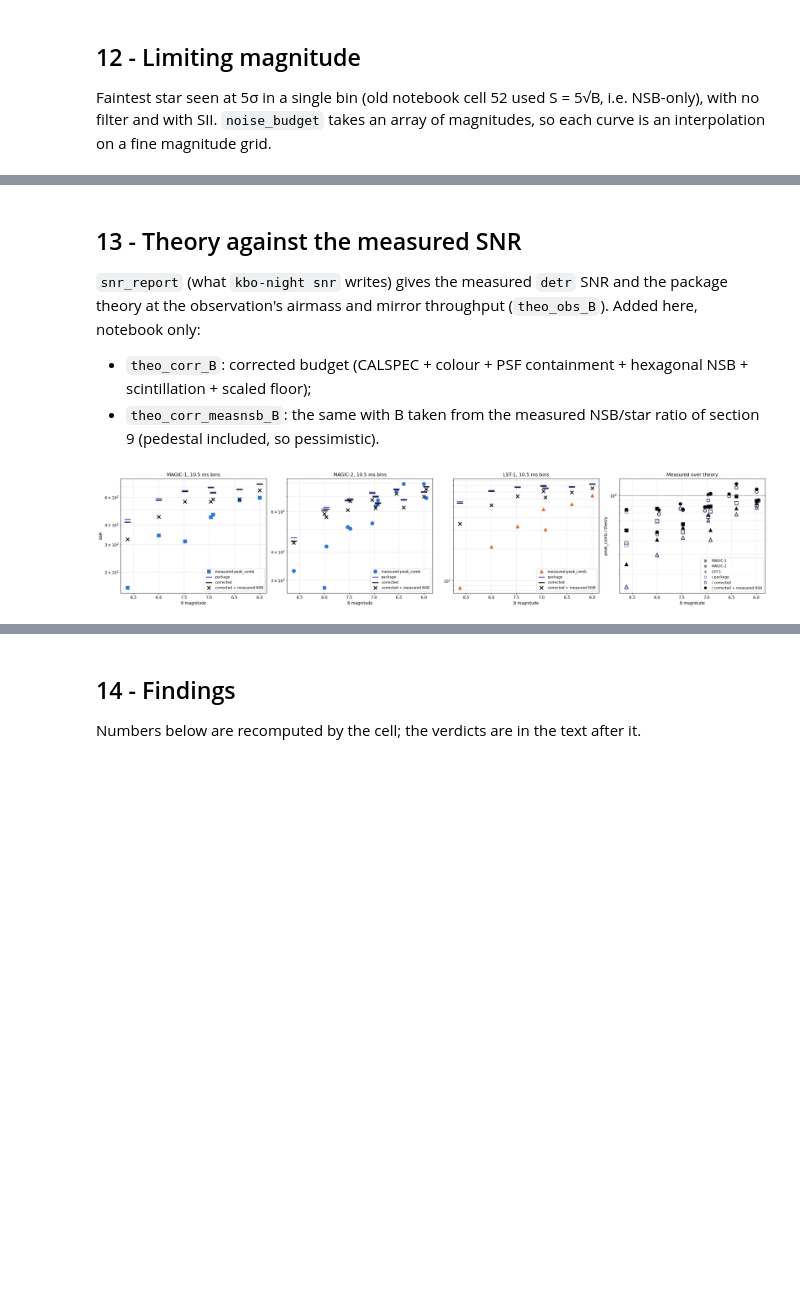
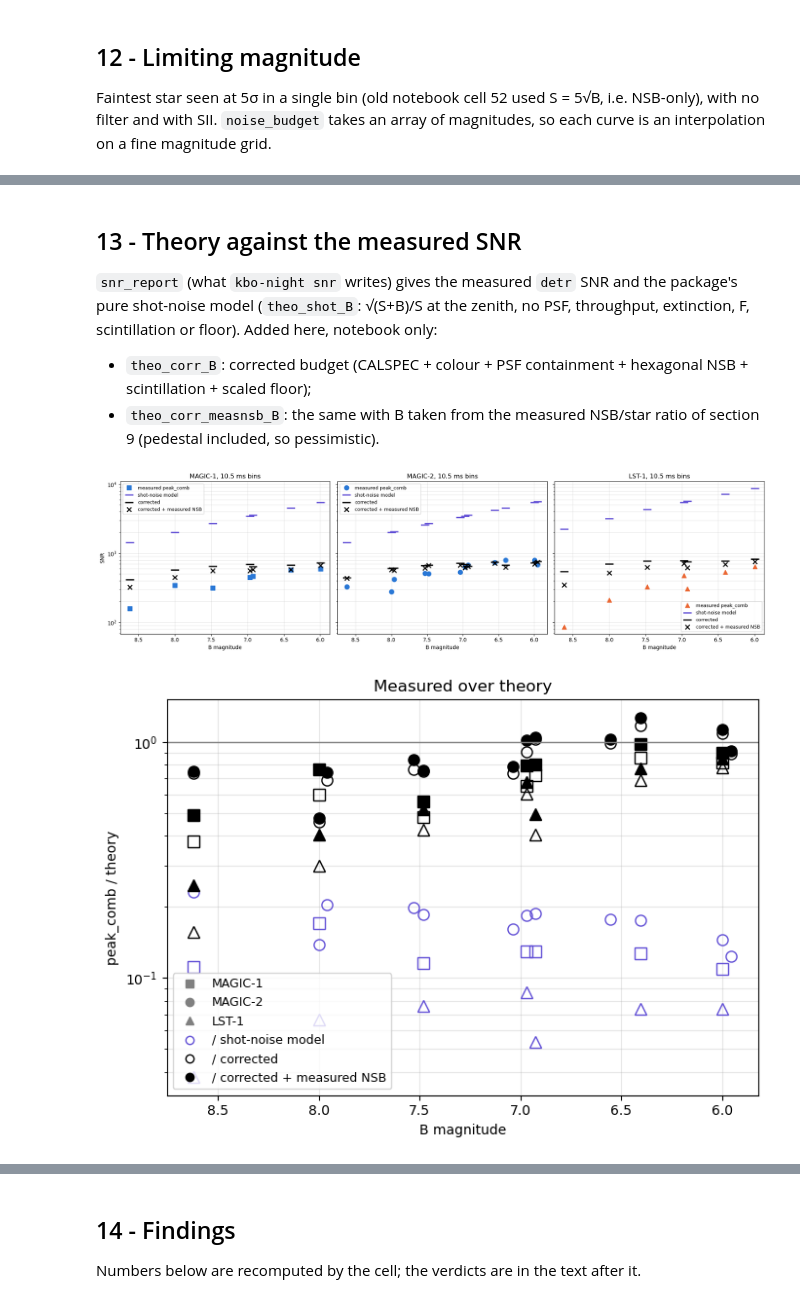
Before and after one commit to eliadse/kbo-occultation, a Jupyter notebook: notebooks/snr_theo_study.ipynb, the cells around one changed output, grey strips where cells are left out. Saved outputs shown, nothing was run; the diff lists cells and outputs as text; code cells hidden in the pictures; blank space fills up the shorter version.

```diff
--- a/notebooks/snr_theo_study.ipynb
+++ b/notebooks/snr_theo_study.ipynb
@@ -892,8 +896,6 @@ print("radiometer k = Nyquist / bandwidth = %.2f (b_v = %.0f MHz)" % (250e6 / fl
 fig, axes = tel_axes(sharey=True)
 for ax, (t, i) in zip(axes, INSTR.items()):
     D = aperture_m(i)
-    pkg = np.array([package_budget(i, REF_MAG, tb * u.ms)["sigma_scint"] for tb in BIN_MS])
-    ax.plot(BIN_MS, pkg, color=STEP_COLORS[0], lw=2, label="package (D in cm)")
     ax.plot(BIN_MS, scint_long(D, BIN_MS * 1e-3, 1, i.site_altitude_m), color=STEP_COLORS[1], lw=2, ls="--",
             label="Osborn eq. 7, D in m (long exposure)")
     ax.plot(BIN_MS, scint_short(D, 1, i.site_altitude_m) + 0 * BIN_MS, color=STEP_COLORS[2], lw=2, ls=":",
@@ -916,15 +918,12 @@ is the old notebook's √(S+B)/S (cells 55–57).
 TERMS = ["shot", "scint", "floor", "total"]
 fig, axes = tel_axes(sharey=True)
 for ax, (t, i) in zip(axes, INSTR.items()):
-    pkg = [package_budget(i, REF_MAG, tb * u.ms) for tb in BIN_MS]
     cor = [corrected_budget(i, REF_MAG, tb * u.ms) for tb in BIN_MS]
     for term, c in zip(TERMS, STEP_COLORS):
         key = f"sigma_{term}"
-        ax.plot(BIN_MS, [p[key] for p in pkg], color=c if term != "total" else "k", lw=2.5 if term == "total" else 2, label=f"{term}")
-        ax.plot(BIN_MS, [p[key] for p in cor], color=c if term != "total" else "k", lw=2.5 if term == "total" else 2, ls="--")
-    shot_only = [np.sqrt(p["star_photons"] + p["nsb_photons"]) / p["star_photons"] for p in pkg]
-    ax.plot(BIN_MS, shot_only, color="grey", ls=":", lw=2, label="old notebook √(S+B)/S")
-    ax.plot([], [], color="grey", lw=2, label="package"); ax.plot([], [], color="grey", lw=2, ls="--", label="corrected")
+        ax.plot(BIN_MS, [p[key] for p in cor], color=c if term != "total" else "k", lw=2.5 if term == "total" else 2, label=f"{term}")
+    shot_only = [shot_budget(i, REF_MAG, tb * u.ms)["sigma_total"] for tb in BIN_MS]
+    ax.plot(BIN_MS, shot_only, color="grey", ls=":", lw=2, label="shot-noise model √(S+B)/S")
     ax.set(xscale="log", yscale="log", ylim=(1e-5, 1), xlabel="Bin time [ms]", title=f"{t}: noise terms, B = {REF_MAG:g}, zenith")
     ax.grid(alpha=0.3, which="both"); ax.legend(fontsize=9, ncol=2)
 axes[0].set_ylabel("σ (fraction of the star flux)")
@@ -953,10 +952,8 @@ fig, axes = plt.subplots(1, 3, figsize=(19, 6), sharey=True)
 for ax, tb in zip(axes, [5 * u.ms, 10 * u.ms, 100 * u.ms]):
     for t, i in INSTR.items():
         c = TEL_COLORS[t]
-        ax.plot(MAG_GRID, package_budget(i, MAG_GRID, tb)["sigma_total"], color=c, lw=2, label=f"{t}: package")
-        ax.plot(MAG_GRID, corrected_budget(i, MAG_GRID, tb)["sigma_total"], color=c, lw=2, ls="--", label=f"{t}: corrected")
-        ax.plot(MAG_GRID, package_budget(i, MAG_GRID, tb)["sigma_shot"] / i.excess_noise_factor_per_telescope[t],
-                color=c, lw=1.5, ls=":", label=f"{t}: √(S+B)/S")
+        ax.plot(MAG_GRID, corrected_budget(i, MAG_GRID, tb)["sigma_total"], color=c, lw=2, label=f"{t}: corrected")
+        ax.plot(MAG_GRID, shot_budget(i, MAG_GRID, tb)["sigma_total"], color=c, lw=1.5, ls=":", label=f"{t}: shot-noise model")
     ax.set(yscale="log", xlabel=f"{BAND} magnitude", title=f"σ_total, {tb:g} bins, zenith")
     ax.invert_xaxis(); ax.grid(alpha=0.3, which="both"); ax.legend(fontsize=9)
 axes[0].set_ylabel("σ (fraction of the star flux)")
@@ -989,11 +986,11 @@ for ax, t in zip(axes, TELS):
         tbs = LIM_BINS * u.ms
         S0 = lambda m, tb: instr.num_photons_from_mag(tb.to_value(u.ms), m)
         old = [limiting_mag(lambda m: S0(m, tb) / np.sqrt(instr.number_nsb_photons() * tb.to_value(u.ns))) for tb in tbs]
-        pkg = [limiting_mag(lambda m: 1 / package_budget(instr, m, tb)["sigma_total"]) for tb in tbs]
+        shot = [limiting_mag(lambda m: 1 / shot_budget(instr, m, tb)["sigma_total"]) for tb in tbs]
         cor = [limiting_mag(lambda m: 1 / corrected_budget(instr, m, tb)["sigma_total"]) for tb in tbs] \
             if instr.filter_type is None else None
         ax.plot(LIM_BINS, old, color=STEP_COLORS[0], ls=ls, lw=2, label=f"S = 5√B (old notebook), {flt}")
-        ax.plot(LIM_BINS, pkg, color=STEP_COLORS[1], ls=ls, lw=2, label=f"package noise_budget, {flt}")
+        ax.plot(LIM_BINS, shot, color=STEP_COLORS[1], ls=ls, lw=2, label=f"shot-noise model √(S+B)/S, {flt}")
         if cor is not None:
             ax.plot(LIM_BINS, cor, color="k", ls=ls, lw=2, label=f"corrected, {flt}")
     ax.set(xscale="log", xlabel="Bin time [ms]", title=f"{t}: 5σ limiting magnitude per bin, zenith")
@@ -1007,7 +1004,7 @@ plt.show()
 # %% [markdown]
 ## 13 - Theory against the measured SNR
-`snr_report` (what `kbo-night snr` writes) gives the measured `detr` SNR and the package theory at the observation's
-airmass and mirror throughput (`theo_obs_B`). Added here, notebook only:
+`snr_report` (what `kbo-night snr` writes) gives the measured `detr` SNR and the package's pure shot-noise model
+(`theo_shot_B`: √(S+B)/S at the zenith, no PSF, throughput, extinction, F, scintillation or floor). Added here, notebook only:
 
 - `theo_corr_B`: corrected budget (CALSPEC + colour + PSF containment + hexagonal NSB + scintillation + scaled floor);
 - `theo_corr_measnsb_B`: the same with B taken from the measured NSB/star ratio of section 9 (pedestal included, so
@@ -1026,43 +1023,48 @@ for (night_name, obs_name, tel_name, n_bin), r in res.iterrows():
                   f"theo_corr_measnsb_{BAND}": 1 / corrected_budget(
                       i, obs.magnitude(BAND), tb, nsb_over_star=bs.loc[(night_name, obs_name, tel_name), "measured"], **kw)["sigma_total"]})
 res = res.join(pd.DataFrame(extra).set_index(["night", "observation", "telescope", "n_bin"]))
-THEO = {f"theo_obs_{BAND}": "package", f"theo_corr_{BAND}": "corrected", f"theo_corr_measnsb_{BAND}": "corrected + measured NSB"}
+THEO = {f"theo_shot_{BAND}": "shot-noise model", f"theo_corr_{BAND}": "corrected", f"theo_corr_measnsb_{BAND}": "corrected + measured NSB"}
 for col in THEO:
     res[f"peak_comb / {THEO[col]}"] = res["peak_comb"] / res[col]
 
-THEO_STYLE = {f"theo_obs_{BAND}": dict(color="#6250d6", marker="_", ms=16, mew=2.5),
+THEO_STYLE = {f"theo_shot_{BAND}": dict(color="#6250d6", marker="_", ms=16, mew=2.5),
               f"theo_corr_{BAND}": dict(color="k", marker="_", ms=16, mew=2.5),
               f"theo_corr_measnsb_{BAND}": dict(color="k", marker="x", ms=9, mew=2)}
 sub = res.xs(N_BINS[1], level="n_bin")
 tel_names = list(MARK)
-fig, axes = plt.subplots(1, len(tel_names) + 1, figsize=(6 * (len(tel_names) + 1), 5), sharey=False)
+fig, axes = plt.subplots(1, len(tel_names), figsize=(6 * len(tel_names), 5), sharey=True)
 for ax, tel_name in zip(axes, tel_names):
     rows_t = sub.xs(tel_name, level="telescope")
     mags_t = [log.nights[n].observations[o].magnitude(BAND) for n, o in rows_t.index]
     ax.plot(mags_t, rows_t["peak_comb"], MARK[tel_name], ms=9, color=TEL_COLORS[KIND[tel_name]], ls="", label="measured peak_comb")
     for col, style in THEO_STYLE.items():
         ax.plot(mags_t, rows_t[col], ls="", label=THEO[col], **style)
     ax.set(yscale="log", xlabel=f"{BAND} magnitude", title=f"{tel_name}, {sub['bin_ms'].iloc[0]:.1f} ms bins")
     ax.invert_xaxis(); ax.grid(alpha=0.3, which="both"); ax.legend(fontsize=9)
 axes[0].set_ylabel("SNR")
-ax = axes[-1]
+plt.tight_layout()
+plt.savefig(f"./SNR_measured_and_theory.png", dpi=200)
+plt.show()
+
+fig, ax = plt.subplots(figsize=(7, 5))
 for (night_name, obs_name, tel_name), r in sub.iterrows():
     m = log.nights[night_name].observations[obs_name].magnitude(BAND)
     for col, style in THEO_STYLE.items():
         ax.plot(m, r[f"peak_comb / {THEO[col]}"], MARK[tel_name], ms=8, color=style["color"],
                 mfc=style["color"] if col == f"theo_corr_measnsb_{BAND}" else "none")
 handles = [plt.Line2D([], [], color="grey", marker=mk, ls="", label=t) for t, mk in MARK.items()]
-handles += [plt.Line2D([], [], color="#6250d6", marker="o", mfc="none", ls="", label="/ package"),
+handles += [plt.Line2D([], [], color="#6250d6", marker="o", mfc="none", ls="", label="/ shot-noise model"),
             plt.Line2D([], [], color="k", marker="o", mfc="none", ls="", label="/ corrected"),
             plt.Line2D([], [], color="k", marker="o", ls="", label="/ corrected + measured NSB")]
 ax.axhline(1, color="grey", lw=1)
 ax.set(yscale="log", xlabel=f"{BAND} magnitude", ylabel="peak_comb / theory", title="Measured over theory")
 ax.invert_xaxis(); ax.grid(alpha=0.3, which="both"); ax.legend(handles=handles, fontsize=9)
 plt.tight_layout()
-plt.savefig(f"./SNR_measured_and_theory.png", dpi=200)
+plt.savefig(f"./SNR_measured_over_theory.png", dpi=200)
 plt.show()
 
 ratio_cols = [f"peak_comb / {v}" for v in THEO.values()]
 res.groupby(["n_bin", "telescope"])[ratio_cols].median()
 # %% [output]
-[figure, old version]
+[figure, new version]
+[figure, added]
```
Also changed, not shown: parts of 12 cells of this notebook, 4 other files.
